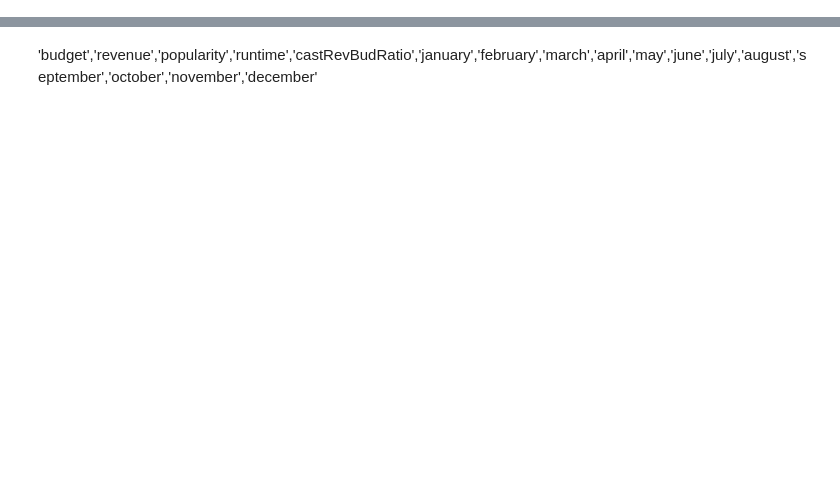
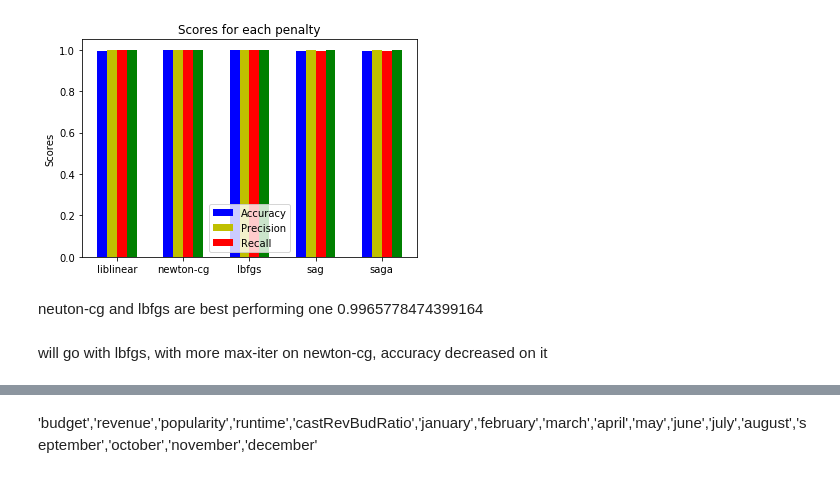
Before and after one commit to ianfawaz/CSCI4502-5502-DataMiningProject, a Jupyter notebook: Classifiers.ipynb, the cells around one changed output, grey strips where cells are left out. Cells and saved outputs as stored; diff of their text form; code cells hidden in the pictures; blank space fills up the shorter version.

```diff
--- a/Classifiers.ipynb
+++ b/Classifiers.ipynb
@@ -37,7 +42,3 @@ y_test = y[4500:]
 #reg.coef_
 # reg.intercept_
 #reg.predict(np.array([[3, 5]]))b
-# %%
-
-clf = LogisticRegression(random_state=0, solver='lbfgs',multi_class='multinomial')
-clf.fit(X_train,y_train)
@@ -156,0 +127,46 @@ Feature ranking:
+# %%
+lr_sag = LogisticRegression(random_state=0,solver='sag',max_iter = 10000)
+lr_sag.fit(X_train,y_train)
+y_pred_sag = lr_sag.predict(X_test)
+scores_sag = cross_val_score(lr_sag, X_test, y_test, cv=10).mean()
+r_sag = recall_score(y_test, y_pred_sag)
+p_sag = precision_score(y_test, y_pred_sag)
+f1_sag = f1_score(y_test, y_pred_sag)
+# %%
+lr_saga = LogisticRegression(random_state=0,solver='saga', max_iter = 10000)
+lr_saga.fit(X_train,y_train)
+y_pred_saga = lr_saga.predict(X_test)
+scores_saga = cross_val_score(lr_saga, X_test, y_test, cv=10).mean()
+r_saga = recall_score(y_test, y_pred_saga)
+p_saga = precision_score(y_test, y_pred_saga)
+f1_saga = f1_score(y_test, y_pred_saga)
+# %%
+N = 5
+
+ind = np.arange(N)
+width = 0.15
+fig, ax = plt.subplots()
+
+accu = [scores,scores_nt,scores_lbfgs,scores_sag,scores_saga]
+rects1 = ax.bar(ind, accu, width, color='b')
+prec = [p,p_nt,p_lbfgs,p_sag,p_saga]
+rects2 = ax.bar(ind+width, prec, width, color='y')
+rec = [r,r_nt,r_lbfgs,r_sag,r_saga]
+rects3 = ax.bar(ind + 2 * width, rec, width, color='r')
+f1score = [f1,f1_nt,f1_lbfgs,f1_sag,f1_saga]
+rects4 = ax.bar(ind+ 3 * width, f1score,  width, color='g')
+
+
+ax.set_ylabel('Scores')
+ax.set_title('Scores for each penalty')
+ax.set_xticks(ind + 1.5*width)
+ax.set_xticklabels(('liblinear','newton-cg','lbfgs','sag','saga'))
+ax.legend((rects1[0], rects2[0], rects3[0]), ('Accuracy', 'Precision', 'Recall'))
+
+plt.show()
+# %% [output]
+[figure, added]
+# %% [markdown]
+neuton-cg and lbfgs are best performing one 0.9965778474399164
+# %% [markdown]
+will go with lbfgs, with more max-iter on newton-cg, accuracy decreased on it
```
Also changed, not shown: parts of 48 cells of this notebook.
